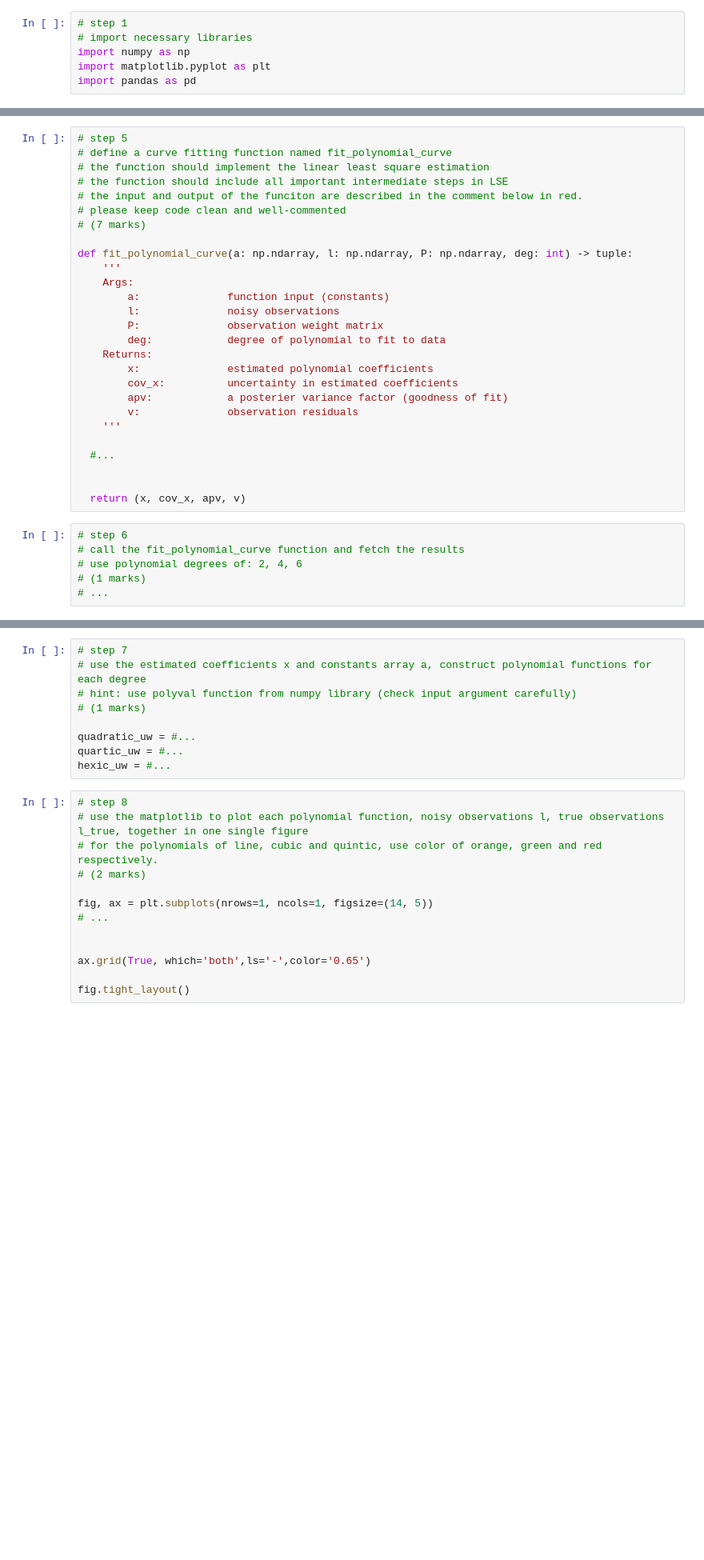
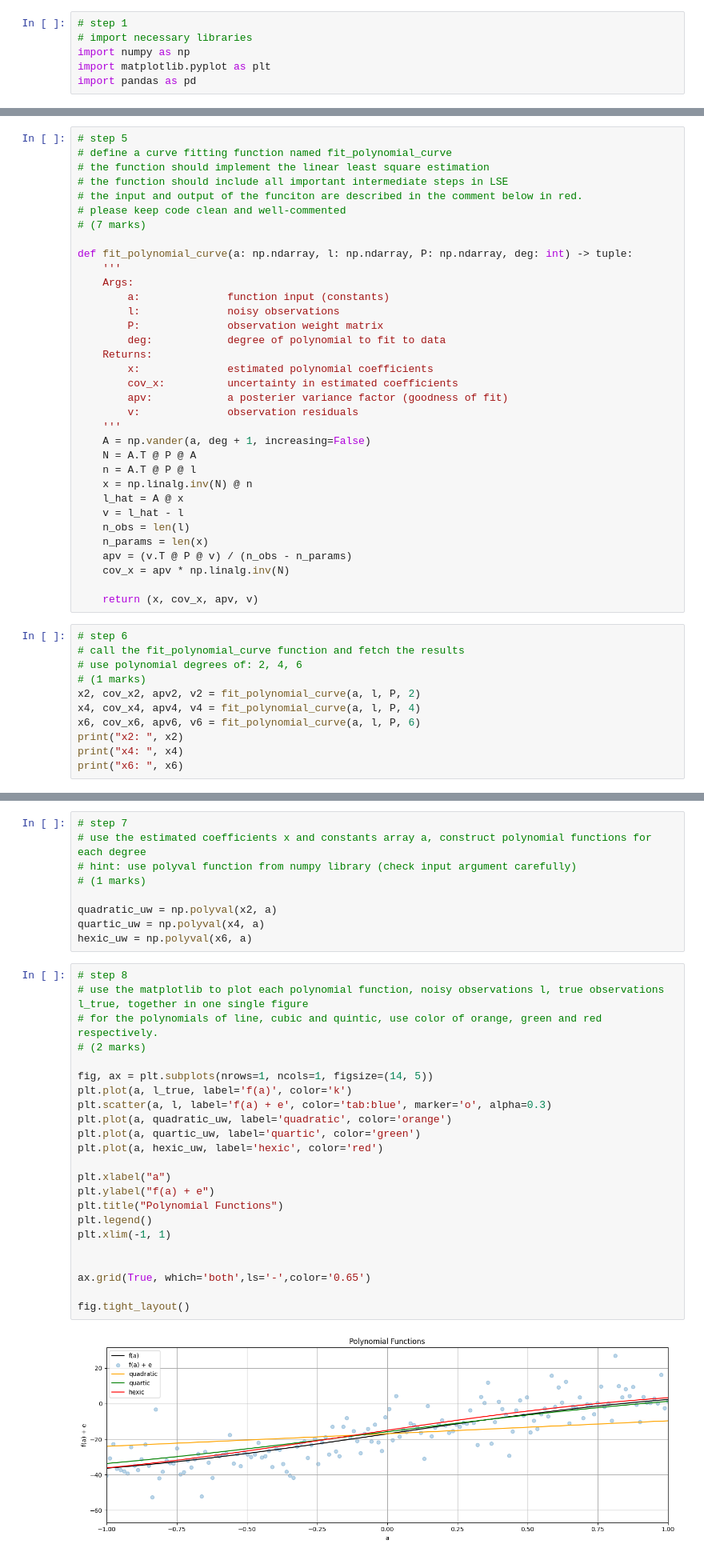
Before and after one commit to HemenSamadi/ENGG680_2025_Fall, a Jupyter notebook: Lab_Assignment1/StudentGradeManagementSystem.ipynb, the cells around one changed output, grey strips where cells are left out. Shown at 80% size. Saved outputs shown, nothing was run; the diff lists cells and outputs as text; blank space fills up the shorter version.

```diff
--- a/Lab_Assignment1/StudentGradeManagementSystem.ipynb
+++ b/Lab_Assignment1/StudentGradeManagementSystem.ipynb
@@ -525,14 +751,26 @@ def fit_polynomial_curve(a: np.ndarray, l: np.ndarray, P: np.ndarray, deg: int)
         apv:            a posterier variance factor (goodness of fit)
         v:              observation residuals
     '''
+    A = np.vander(a, deg + 1, increasing=False)
+    N = A.T @ P @ A
+    n = A.T @ P @ l
+    x = np.linalg.inv(N) @ n
+    l_hat = A @ x
+    v = l_hat - l
+    n_obs = len(l)
+    n_params = len(x)
+    apv = (v.T @ P @ v) / (n_obs - n_params)
+    cov_x = apv * np.linalg.inv(N)
 
-  #...
-
-
-  return (x, cov_x, apv, v)
+    return (x, cov_x, apv, v)
 # %%
 # step 6
 # call the fit_polynomial_curve function and fetch the results
 # use polynomial degrees of: 2, 4, 6
 # (1 marks)
-# ...
+x2, cov_x2, apv2, v2 = fit_polynomial_curve(a, l, P, 2)
+x4, cov_x4, apv4, v4 = fit_polynomial_curve(a, l, P, 4)
+x6, cov_x6, apv6, v6 = fit_polynomial_curve(a, l, P, 6)
+print("x2: ", x2)
+print("x4: ", x4)
+print("x6: ", x6)
@@ -542,22 +785,34 @@ def fit_polynomial_curve(a: np.ndarray, l: np.ndarray, P: np.ndarray, deg: int)
 # hint: use polyval function from numpy library (check input argument carefully)
 # (1 marks)
 
-quadratic_uw = #...
-quartic_uw = #...
-hexic_uw = #...
+quadratic_uw = np.polyval(x2, a)
+quartic_uw = np.polyval(x4, a)
+hexic_uw = np.polyval(x6, a)
 # %%
 # step 8
 # use the matplotlib to plot each polynomial function, noisy observations l, true observations l_true, together in one single figure
 # for the polynomials of line, cubic and quintic, use color of orange, green and red respectively.
 # (2 marks)
 
 fig, ax = plt.subplots(nrows=1, ncols=1, figsize=(14, 5))
-# ...
+plt.plot(a, l_true, label='f(a)', color='k')
+plt.scatter(a, l, label='f(a) + e', color='tab:blue', marker='o', alpha=0.3)
+plt.plot(a, quadratic_uw, label='quadratic', color='orange')
+plt.plot(a, quartic_uw, label='quartic', color='green')
+plt.plot(a, hexic_uw, label='hexic', color='red')
+
+plt.xlabel("a")
+plt.ylabel("f(a) + e")
+plt.title("Polynomial Functions")
+plt.legend()
+plt.xlim(-1, 1)
 
 
 ax.grid(True, which='both',ls='-',color='0.65')
 
 fig.tight_layout()
+# %% [output]
+[figure, added]
 # %%
 # step 9
 # print the a posterier variance factor for each polynomial function
```
Also changed, not shown: parts of 57 cells of this notebook.
